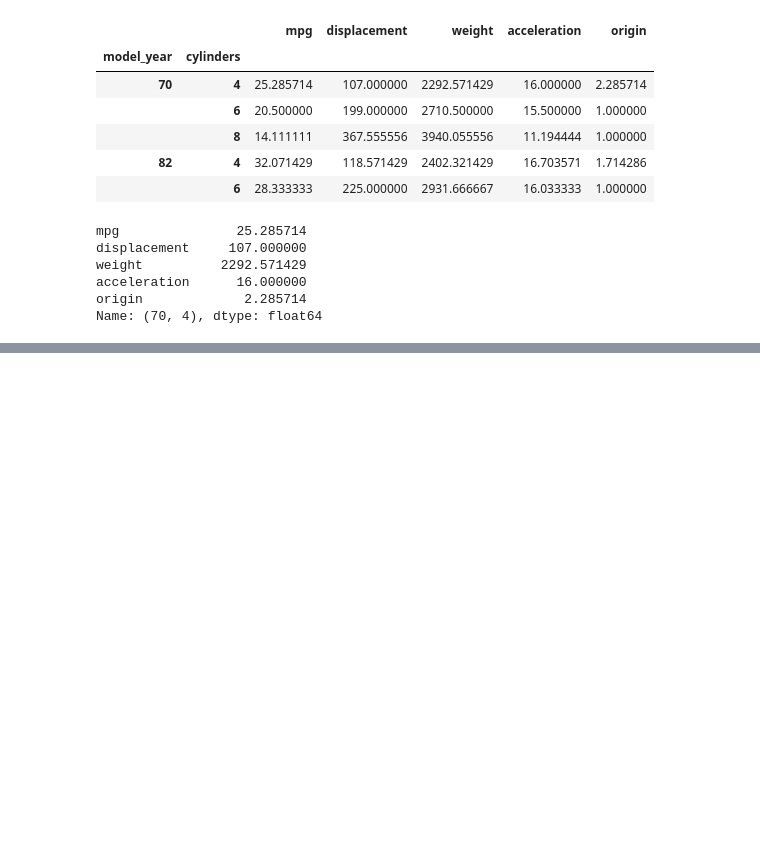
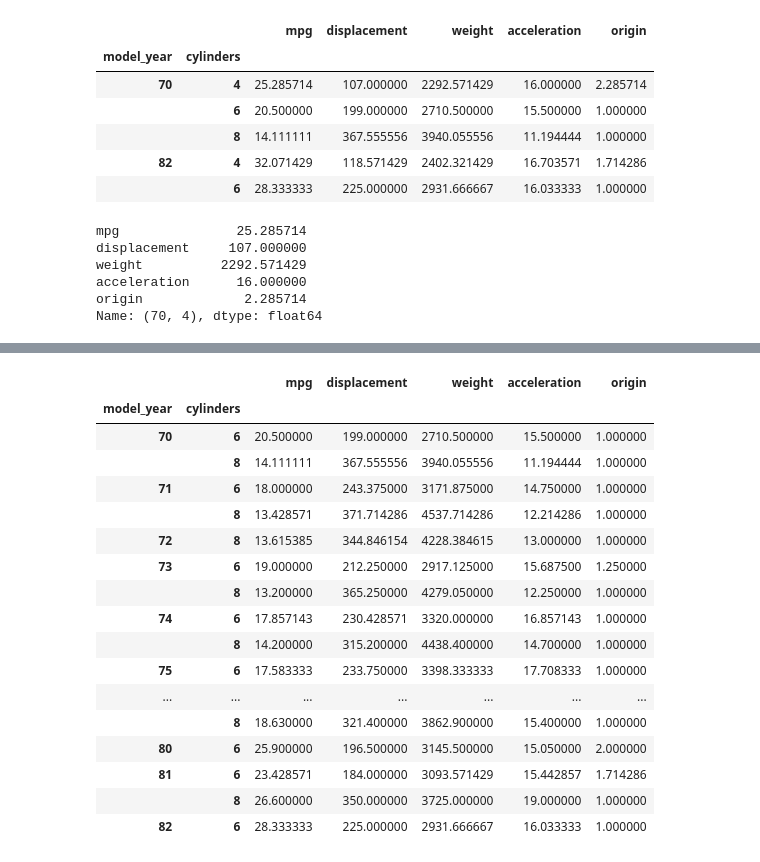
Before and after one commit to ayushgupta-repo/DATA_SCIENCE, a Jupyter notebook: 05_pandas/video_14_15.ipynb, the cells around one changed output, grey strips where cells are left out. Cells and saved outputs as stored; diff of their text form; code cells hidden in the pictures; blank space fills up the shorter version.

Commit message:
Completed groupby, concatentation, inner merge

```diff
--- a/05_pandas/video_14.ipynb
+++ b/05_pandas/video_14_15.ipynb
@@ -221,0 +283,26 @@ Name: (70, 4), dtype: float64
+# %%
+# Grabbing rows having 6 & 8 cylinders or working on multiple values
+
+# First filter the dataframe
+# Second perform groupby using any aggregate function
+
+df[df['cylinders'].isin([6, 8])].groupby(['model_year', 'cylinders']).mean()
+# %% [output]
+|  |  | mpg | displacement | weight | acceleration | origin |
+| model_year | cylinders |  |  |  |  |  |
+| 70 | 6 | 20.500000 | 199.000000 | 2710.500000 | 15.500000 | 1.000000 |
+|  | 8 | 14.111111 | 367.555556 | 3940.055556 | 11.194444 | 1.000000 |
+| 71 | 6 | 18.000000 | 243.375000 | 3171.875000 | 14.750000 | 1.000000 |
+|  | 8 | 13.428571 | 371.714286 | 4537.714286 | 12.214286 | 1.000000 |
+| 72 | 8 | 13.615385 | 344.846154 | 4228.384615 | 13.000000 | 1.000000 |
+| 73 | 6 | 19.000000 | 212.250000 | 2917.125000 | 15.687500 | 1.250000 |
+|  | 8 | 13.200000 | 365.250000 | 4279.050000 | 12.250000 | 1.000000 |
+| 74 | 6 | 17.857143 | 230.428571 | 3320.000000 | 16.857143 | 1.000000 |
+|  | 8 | 14.200000 | 315.200000 | 4438.400000 | 14.700000 | 1.000000 |
+| 75 | 6 | 17.583333 | 233.750000 | 3398.333333 | 17.708333 | 1.000000 |
+| ... | ... | ... | ... | ... | ... | ... |
+|  | 8 | 18.630000 | 321.400000 | 3862.900000 | 15.400000 | 1.000000 |
+| 80 | 6 | 25.900000 | 196.500000 | 3145.500000 | 15.050000 | 2.000000 |
+| 81 | 6 | 23.428571 | 184.000000 | 3093.571429 | 15.442857 | 1.714286 |
+|  | 8 | 26.600000 | 350.000000 | 3725.000000 | 19.000000 | 1.000000 |
+| 82 | 6 | 28.333333 | 225.000000 | 2931.666667 | 16.033333 | 1.000000 |
```
Also changed, not shown: parts of 11 cells of this notebook, 1 other file.
